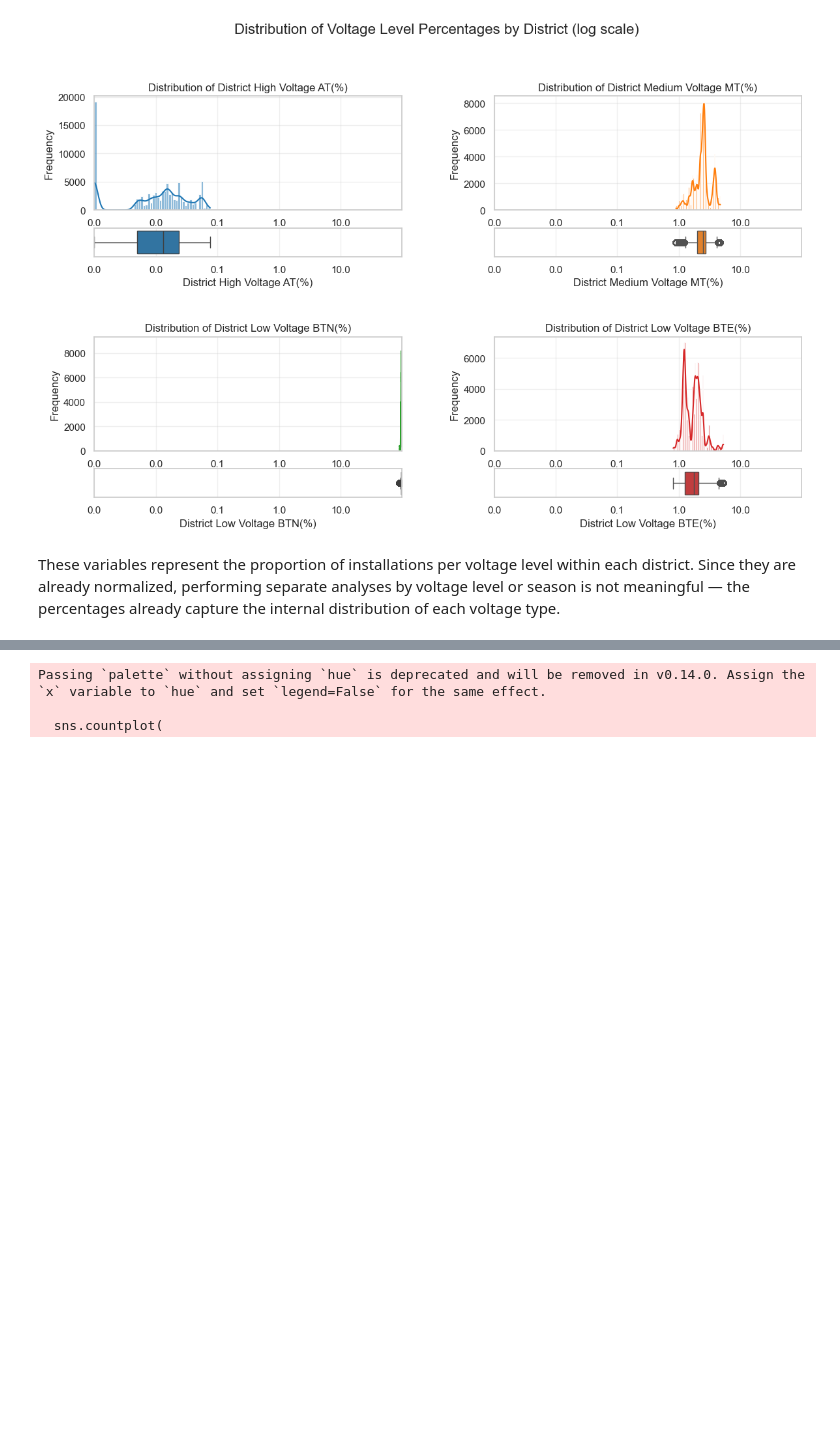
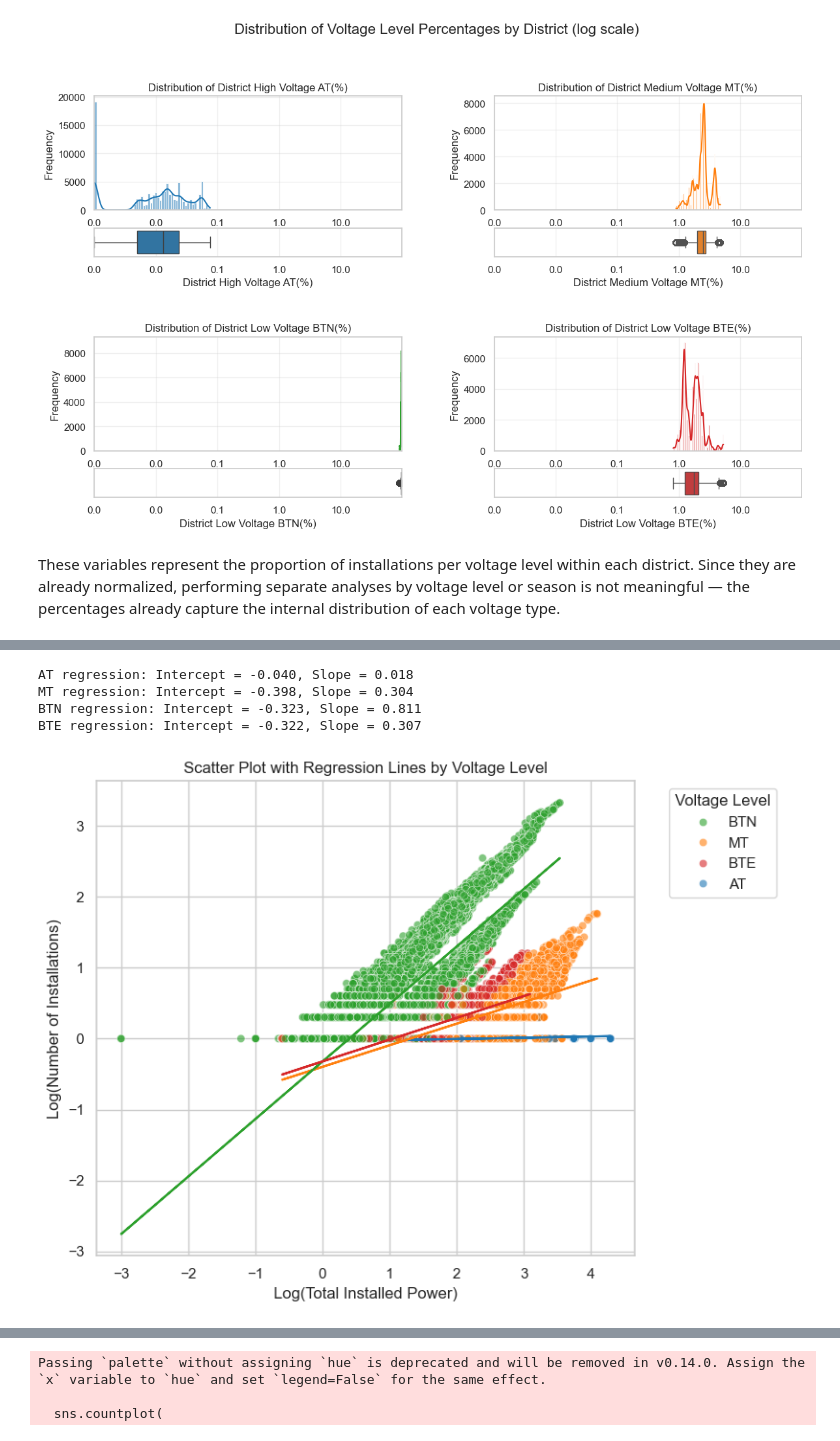
Before and after one commit to Mariana-rc01/WattWise, a Jupyter notebook: iara_notebook.ipynb, the cells around one changed output, grey strips where cells are left out. Saved outputs shown, nothing was run; the diff lists cells and outputs as text; code cells hidden in the pictures; blank space fills up the shorter version.

```diff
--- a/iara_notebook.ipynb
+++ b/iara_notebook.ipynb
@@ -1206,0 +1238,44 @@ These variables represent the proportion of installations per voltage level with
+# %%
+sns.set(style='whitegrid')
+plt.figure(figsize=(8,6))
+
+palette = {'AT': '#1f77b4', 'MT': '#ff7f0e', 'BTN': '#2ca02c', 'BTE': '#d62728'}
+
+# Scatter plot
+scatter = sns.scatterplot(
+    x='LogPower',
+    y='LogInstallations',
+    hue='Voltage level',
+    data=df,
+    palette=palette,
+    alpha=0.6
+)
+
+# Regression lines and coefficients
+for voltage, color in palette.items():
+    subset = df[df['Voltage level'] == voltage]
+    X = sm.add_constant(subset['LogPower'])
+    y = subset['LogInstallations']
+    model = sm.OLS(y, X).fit()
+    a, b = model.params
+    print(f"{voltage} regression: Intercept = {a:.3f}, Slope = {b:.3f}")
+
+    # Plot regression line (without label)
+    x_vals = subset['LogPower']
+    y_vals = a + b * x_vals
+    plt.plot(x_vals, y_vals, color=color)
+
+plt.xlabel('Log(Total Installed Power)')
+plt.ylabel('Log(Number of Installations)')
+plt.title('Scatter Plot with Regression Lines by Voltage Level')
+
+# Move legend outside
+plt.legend(title='Voltage Level', bbox_to_anchor=(1.05, 1), loc='upper left')
+plt.tight_layout()
+plt.show()
+# %% [output]
+AT regression: Intercept = -0.040, Slope = 0.018
+MT regression: Intercept = -0.398, Slope = 0.304
+BTN regression: Intercept = -0.323, Slope = 0.811
+BTE regression: Intercept = -0.322, Slope = 0.307
+[figure, added]
```
Also changed, not shown: parts of 21 cells of this notebook.
